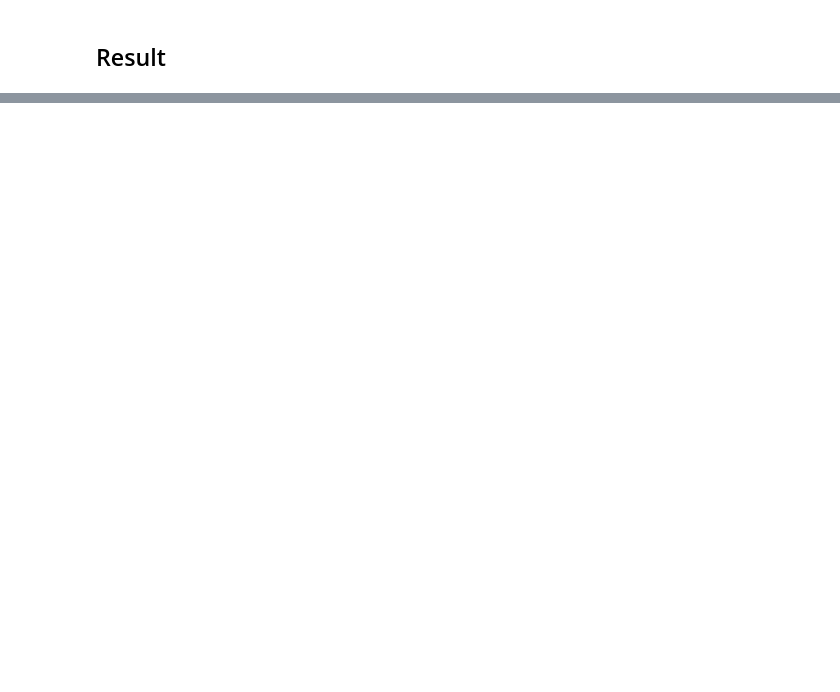
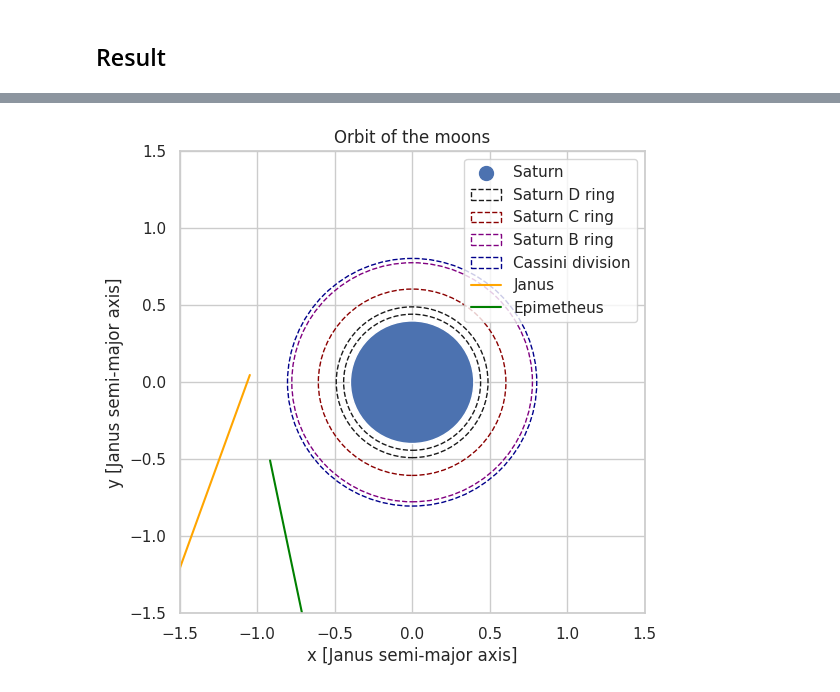
Before and after one commit to marcoboscato/celestial_mechanics, a Jupyter notebook: Exam/main.ipynb, the cells around one changed output, grey strips where cells are left out. Drawn from its saved outputs; the diff is of its cells as text; code cells hidden in the pictures; blank space fills up the shorter version.

```diff
--- a/Exam/main.ipynb
+++ b/Exam/main.ipynb
@@ -469,0 +630,16 @@ Text(0, 0.5, 'Velocity [km/s]')
+# %%
+# do the same integration
+# define the time of simulation and the number of steps
+
+t0 = 0.0                            # initial time [yr]
+tf = 6.0                            # final time [yr]
+tsimulation = nu.t_to_Nbody(tf)     # time of simulationin years
+print('Time of simulation in Nbody units: ',tsimulation)
+print('Time of simulation in days: ',nu.t_to_days(tsimulation))
+N = int(1e6)                        # number of steps
+h = (tsimulation - t0)/N            # time steps
+print('Time step in Nbody units: ',h)
+print('Time step in days: ',nu.t_to_days(h))
+softening = 6.6e-5
+
+System2_test = System2.copy()
@@ -469,0 +687,72 @@ Text(0, 0.5, 'Velocity [km/s]')
+# %%
+# PLOT THE RESULTS
+plt.ion()  # Turn on interactive mode
+
+# 1) Orbit of the moons:
+fig, ax = plt.subplots(figsize=(6, 6))
+Saturn = Circle((0, 0), 60268/a_scale, fill=True)
+ax.scatter(System2_test.pos[0, 0], System2_test.pos[0, 1], s=1e2, label='Saturn')
+ring1 = Circle((0, 0), 66897/a_scale, fill=False, color='k', linestyle='--')
+ring2 = Circle((0, 0), 74130/a_scale, fill=False, color='k', linestyle='--')
+ring3 = Circle((0, 0), 91607/a_scale, fill=False, color='darkred', linestyle='--')
+ring4 = Circle((0, 0), 117523/a_scale, fill=False, color='purple', linestyle='--')
+ring5 = Circle((0, 0), 121741/a_scale, fill=False, color='darkblue', linestyle='--')
+ring1.set_label('Saturn D ring')
+ring3.set_label('Saturn C ring')
+ring4.set_label('Saturn B ring')
+ring5.set_label('Cassini division')
+ax.add_patch(ring1)
+ax.add_patch(ring2)
+ax.add_patch(ring3)
+ax.add_patch(ring4)
+ax.add_patch(ring5)
+ax.add_patch(Saturn)
+ax.plot(Physical_orbit2[:, 1, 0], Physical_orbit2[:, 1, 1], c='orange', label='Janus')
+ax.plot(Physical_orbit2[:, 2, 0], Physical_orbit2[:, 2, 1], c='green', label='Epimetheus')
+ax.legend(loc='upper right')
+ax.set_title('Orbit of the moons')
+ax.set_xlabel('x [Janus semi-major axis]')
+ax.set_ylabel('y [Janus semi-major axis]')
+ax.set_ylim(-1.5, 1.5)
+ax.set_xlim(-1.5, 1.5)
+fig.savefig('outputs/sof6_6e5__steps1e6_secondhalf/Orbit_moons.png')
+
+# 2) Orbital radius of the moons:
+fig, ax = plt.subplots(figsize=(6, 6))
+ax.plot(Physical_time2, Physical_OrbRadius2[:, 1], c='orange', alpha=0.4, label='Janus')
+ax.plot(Physical_time2, Physical_OrbRadius2[:, 2], c='green', alpha=0.4, label='Epimetheus')
+ax.legend(loc='upper right')
+ax.set_title('Orbital radius of the moons')
+ax.set_xlabel('time [yr]')
+ax.set_ylabel('Orbital radius [Km]')
+fig.savefig('outputs/sof6_6e5__steps1e6_secondhalf/Orbital_radius_moons.png')
+
+# 3) difference in the orbital radius:
+fig, ax = plt.subplots(figsize=(6, 6))
+ax.plot(Physical_time2, np.abs(Physical_OrbRadius2[:, 1] - Physical_OrbRadius2[:, 2]), c='blue', label='Difference')
+ax.legend(loc='upper right')
+ax.set_title('Difference in the orbital radius')
+ax.set_xlabel('time [yr]')
+ax.set_ylabel('Difference [Km]')
+fig.savefig('outputs/sof6_6e5__steps1e6_secondhalf/Difference_orbital_radius.png')
+
+# 4) Distance between the moons:
+fig, ax = plt.subplots(figsize=(6, 6))
+ax.plot(Physical_time2, System2_separation, c='blue', label='Distance')
+ax.legend(loc='upper right')
+ax.set_title('Distance between the moons')
+ax.set_xlabel('time [yr]')
+ax.set_ylabel('Distance [Janus semi-major axis]')
+fig.savefig('outputs/sof6_6e5__steps1e6_secondhalf/Distance_moons.png')
+
+# 5) Velocity of the moons:
+fig, ax = plt.subplots(figsize=(6, 6))
+ax.plot(Physical_time2, np.linalg.norm(Physical_vel2[:, 1, :], axis=-1), alpha=0.4, c='orange', label='Janus')
+ax.plot(Physical_time2, np.linalg.norm(Physical_vel2[:, 2, :], axis=-1), alpha=0.4, c='green', label='Epimetheus')
+ax.legend(loc='upper right')
+ax.set_title('Velocity of the moons')
+ax.set_xlabel('time [yr]')
+ax.set_ylabel('Velocity [km/s]')
+fig.savefig('outputs/sof6_6e5__steps1e6_secondhalf/Velocity_moons.png')
+# %% [output]
+[figure, added]
```
Also changed, not shown: parts of 14 cells of this notebook, 21 other files.
